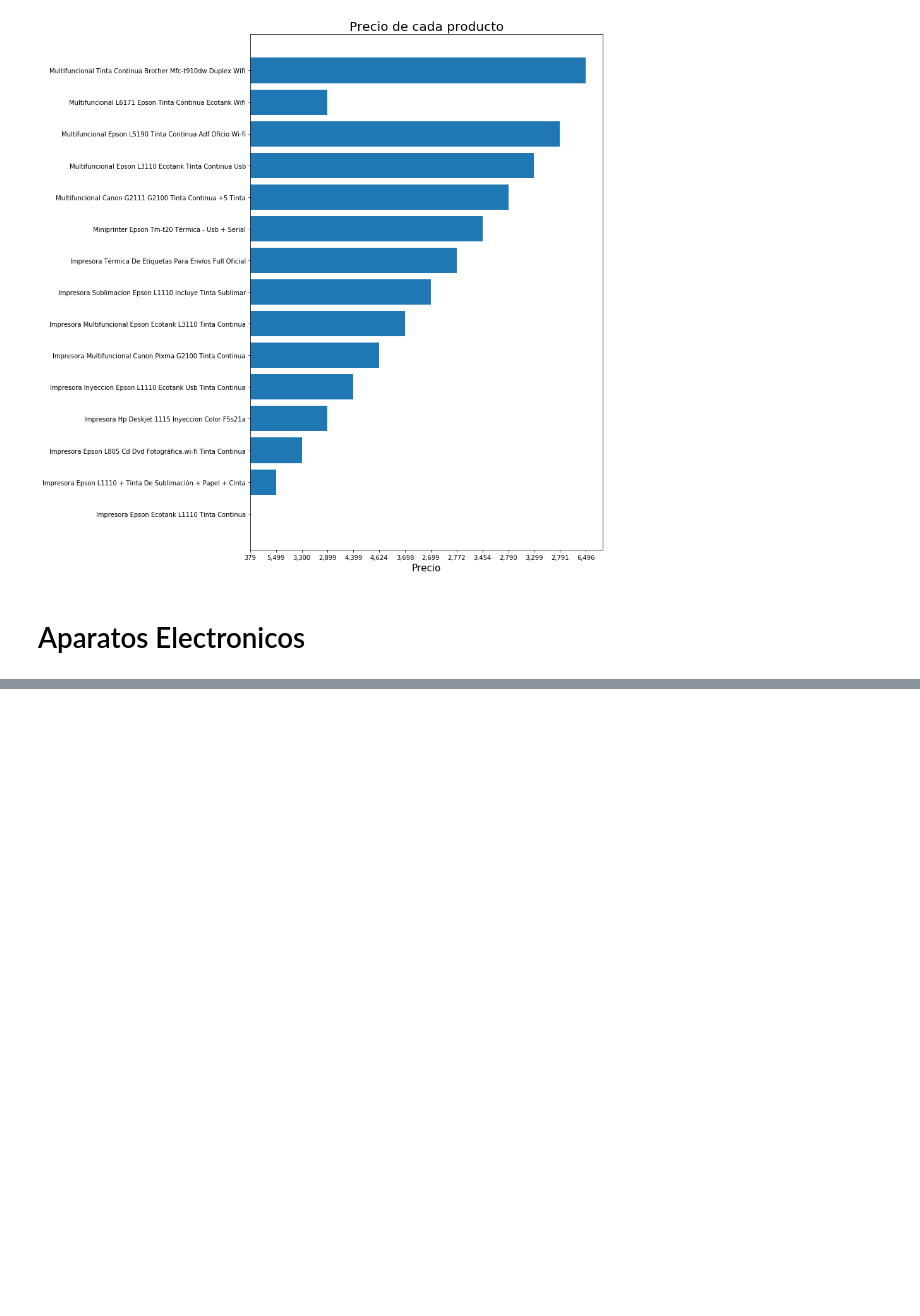
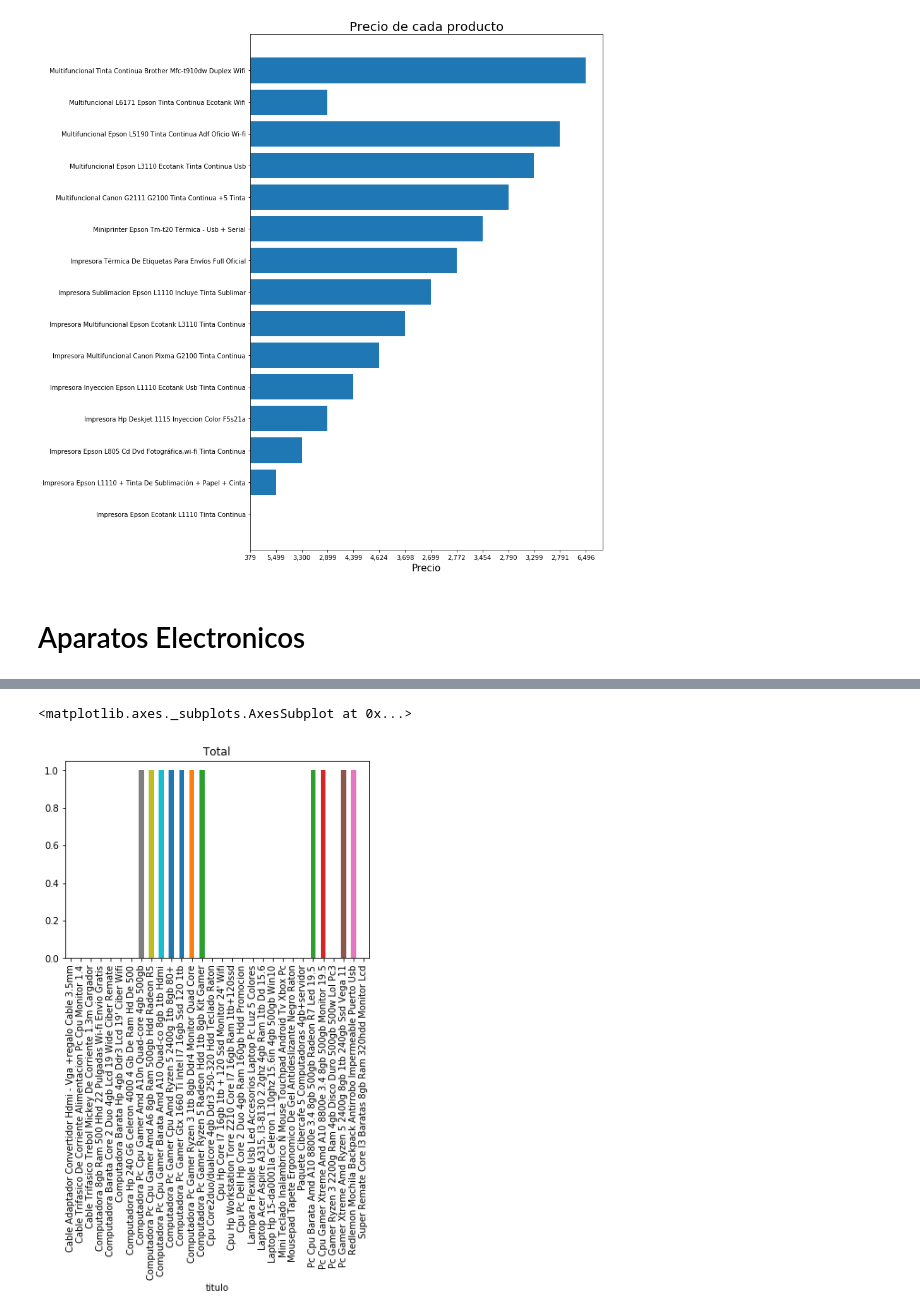
Before and after one commit to 2019-a-gr1-python/py-tupiza-peralta-alejandro-daniel, a Jupyter notebook: Deberes/Proyecto/Scrapy_analisis.py.ipynb, the cells around one changed output, grey strips where cells are left out. Drawn from its saved outputs; the diff is of its cells as text; code cells hidden in the pictures; blank space fills up the shorter version.

```diff
--- a/Deberes/Proyecto/Scrapy_analisis.py.ipynb
+++ b/Deberes/Proyecto/Scrapy_analisis.py.ipynb
@@ -171,0 +193,10 @@ plt.show()
+# %%
+filtro_marcas = df_aparatos.filter(items = ["titulo","marca"]).sort_values('marca', ascending=False)
+sec_marca = filtro_marcas.iloc[5:35,:].copy()
+
+marca_a = sec_marca.filter(items = ["titulo","marca"])
+
+marca_a.groupby('titulo').count()["marca"].plot(kind='bar',stacked=True,title="Total")
+# %% [output]
+<matplotlib.axes._subplots.AxesSubplot at 0x...>
+[figure, added]
```
Also changed, not shown: parts of 10 cells of this notebook, 2 other files.
